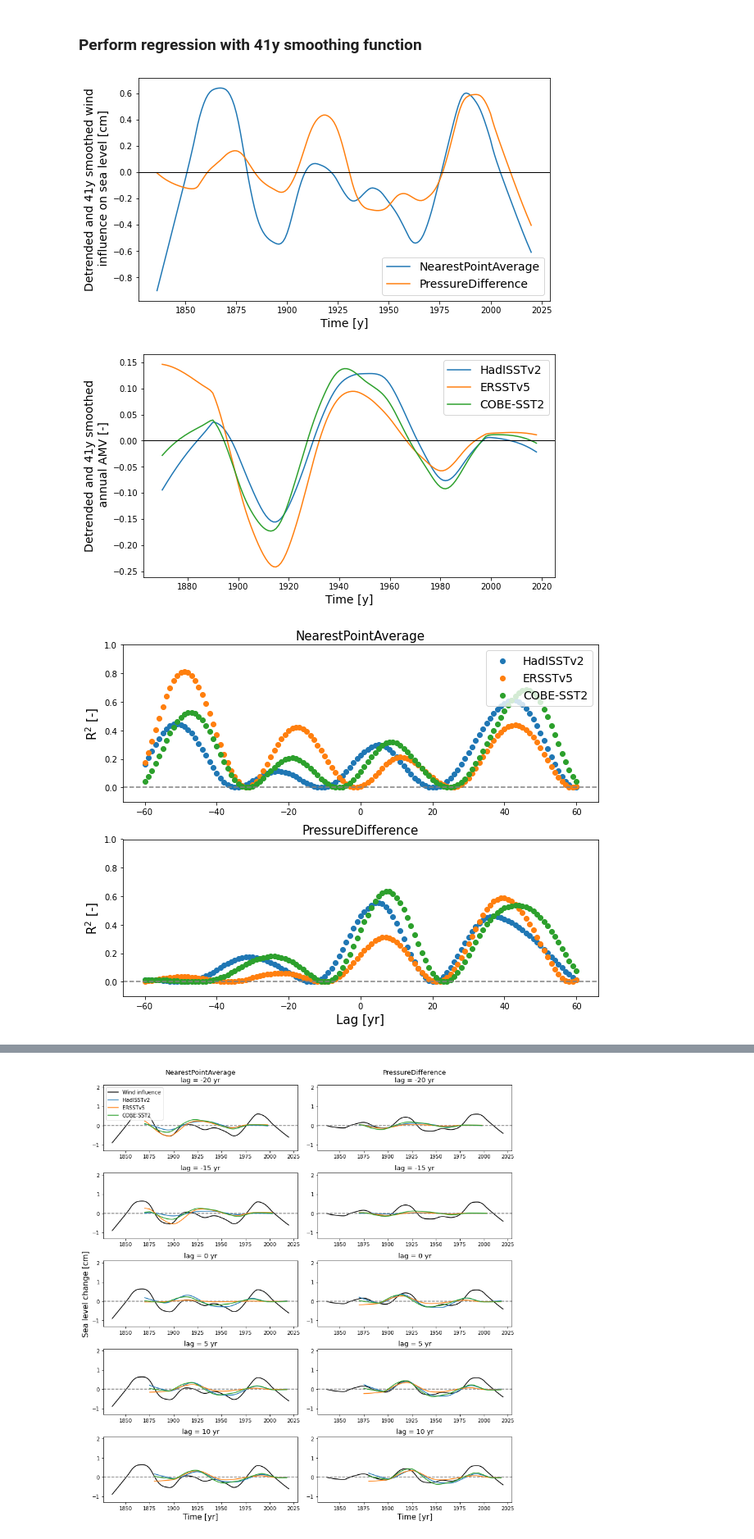
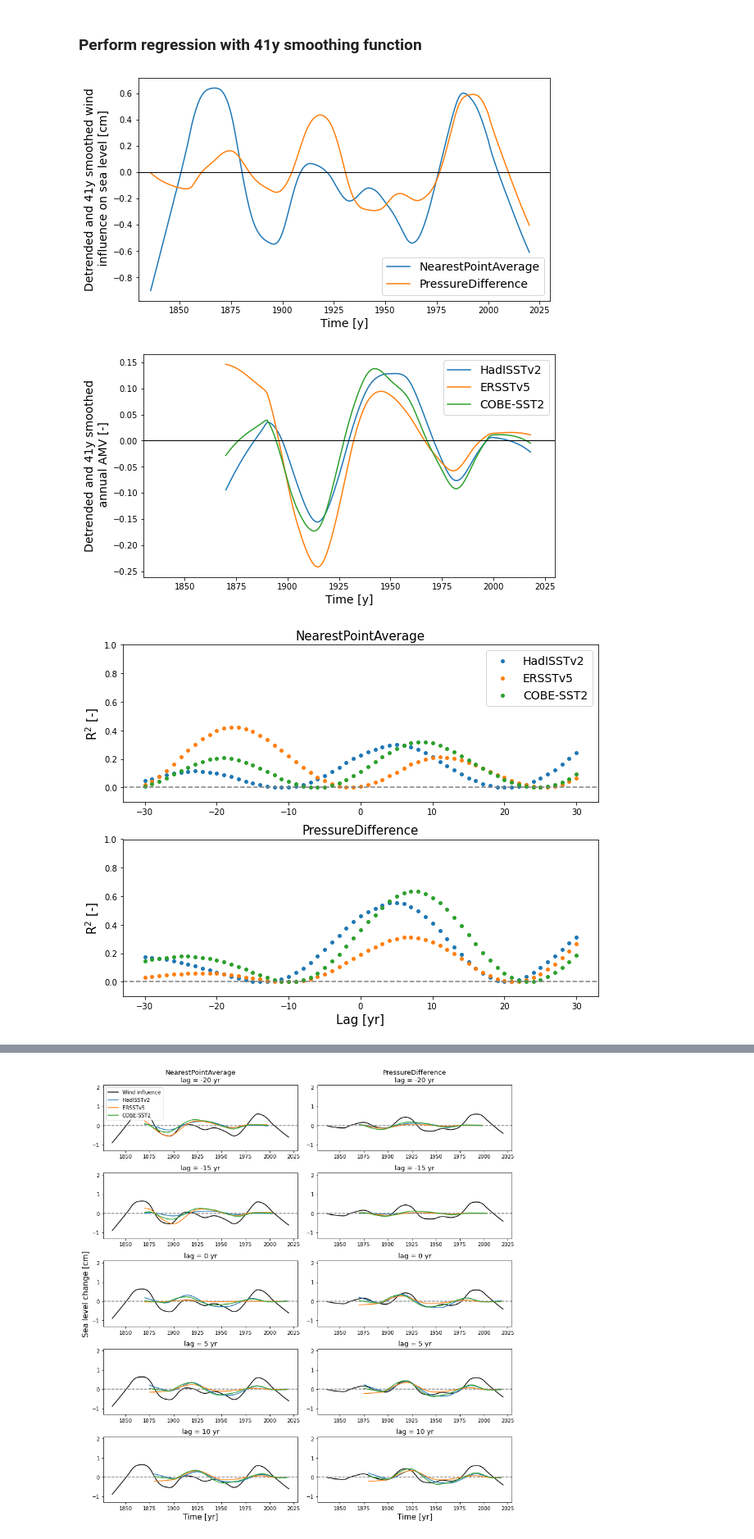
Before and after one commit to iris-keizer/Thesis-KNMI, a Jupyter notebook: AMV/notebooks/lagged_regression_new_methods.ipynb, the cells around one changed output, grey strips where cells are left out. Shown at 82% size. Cells and saved outputs as stored; diff of their text form; code cells hidden in the pictures.

```diff
--- a/AMV/notebooks/lagged_regression_new_methods.ipynb
+++ b/AMV/notebooks/lagged_regression_new_methods.ipynb
@@ -248,9 +255,10 @@ plt.legend(fontsize = 14)
 plt.xlabel('Time [y]', fontsize = 14)
 plt.ylabel('Detrended and 41y smoothed wind\n influence on sea level [cm]', fontsize = 14)
 plt.axhline(color='k', linewidth = 1)
+plt.xlim(1830,2030)
 plt.savefig('/Users/iriskeizer/Documents/Wind effect/Figures/AMV/smoothed_41y_detrended_wind', bbox_inches='tight', dpi = 500)
 # %% [output]
-[figure, old version]
+[figure, new version]
 # %%
 # Apply a LOWESS function with a 41-year smoothing window
 
@@ -261,6 +269,7 @@ plt.legend(fontsize = 14)
 plt.xlabel('Time [y]', fontsize = 14)
 plt.ylabel('Detrended and 41y smoothed\n annual AMV [-]', fontsize = 14)
 plt.axhline(color='k', linewidth = 1)
+plt.xlim(1830,2030)
 plt.savefig('/Users/iriskeizer/Documents/Wind effect/Figures/AMV/smoothed_41y_detrended_amv', bbox_inches='tight', dpi = 500)
 # %% [output]
-[figure, old version]
+[figure, new version]
@@ -267,7 +278,7 @@ plt.savefig('/Users/iriskeizer/Documents/Wind effect/Figures/AMV/smoothed_41y_de
 # %%
 results_41, timeseries_41 = regr.lagged_regression(AMV_data_dt_sm_41, wind_data_dt_sm_41)
 # %%
-fig.plot_result_2(results_41, 'r$^2$', 'R$^2$ [-]', ymin = -0.1, ymax = 1.0)
+fig.plot_result_2(results_41, 'r$^2$', 'R$^2$ [-]', ymin = -0.1, ymax = 1.0, window = 41)
 # %% [output]
-[figure, old version]
+[figure, new version]
 # %%
```
Also changed, not shown: parts of 24 cells of this notebook, 4 other files.
